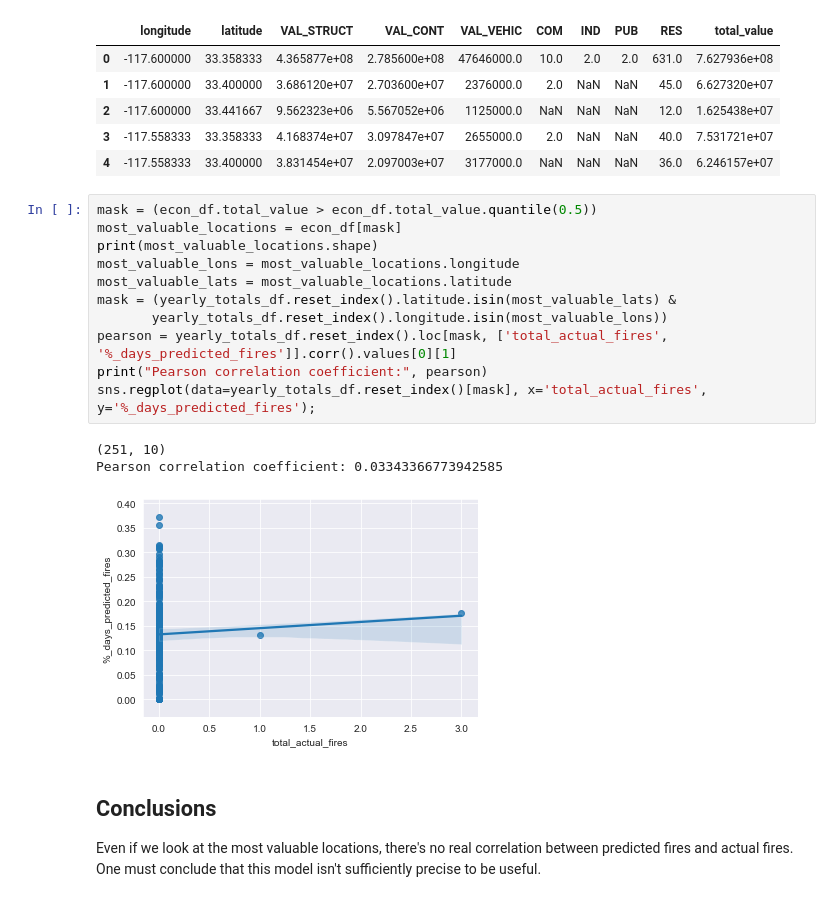
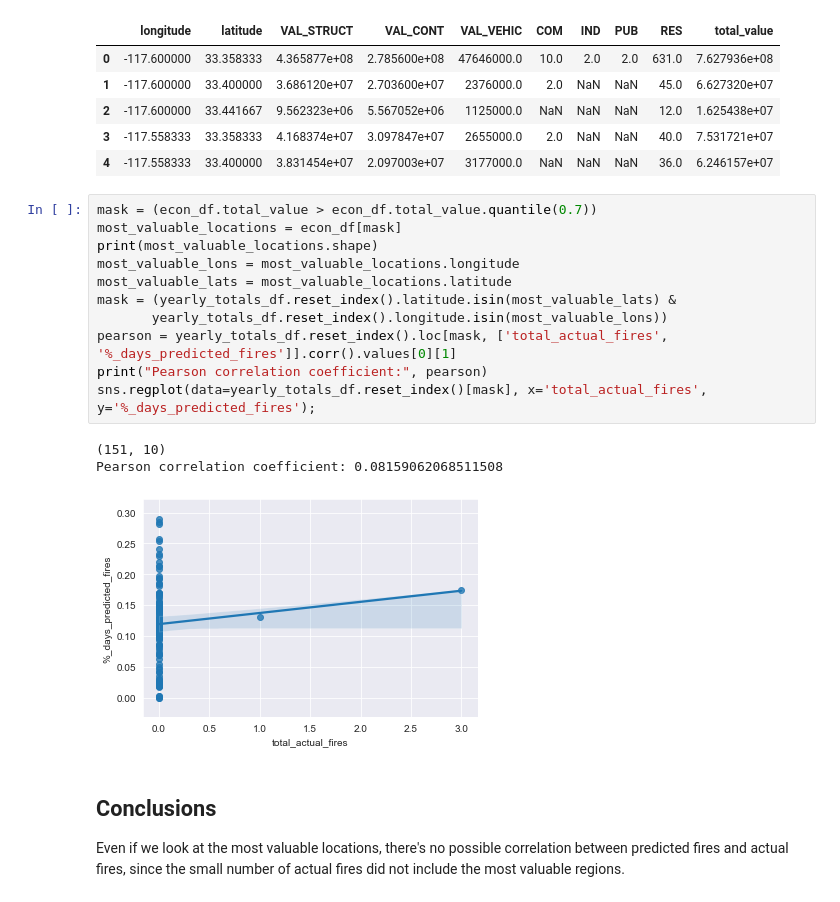
Before and after one commit to MCGallaspy/mas_dse_capstone, a Jupyter notebook: notebooks/fire_prediction_results_analysis/2. Preliminary analysis for 2019 economic data.ipynb, the cells around one changed output. Cells and saved outputs as stored; diff of their text form.

```diff
--- a/notebooks/fire_prediction_results_analysis/2. Preliminary analysis for 2019 economic data.ipynb
+++ b/notebooks/fire_prediction_results_analysis/2. Preliminary analysis for 2019 economic data.ipynb
@@ -165,22 +168,21 @@ econ_df.head()
 | 3 | -117.558333 | 33.358333 | 4.168374e+07 | 3.097847e+07 | 2655000.0 | 2.0 | NaN | NaN | 40.0 | 7.531721e+07 |
 | 4 | -117.558333 | 33.400000 | 3.831454e+07 | 2.097003e+07 | 3177000.0 | NaN | NaN | NaN | 36.0 | 6.246157e+07 |
 # %%
-mask = (econ_df.total_value > econ_df.total_value.quantile(0.5))
+mask = (econ_df.total_value > econ_df.total_value.quantile(0.7))
 most_valuable_locations = econ_df[mask]
 print(most_valuable_locations.shape)
 most_valuable_lons = most_valuable_locations.longitude
 most_valuable_lats = most_valuable_locations.latitude
 mask = (yearly_totals_df.reset_index().latitude.isin(most_valuable_lats) &
        yearly_totals_df.reset_index().longitude.isin(most_valuable_lons))
 pearson = yearly_totals_df.reset_index().loc[mask, ['total_actual_fires', '%_days_predicted_fires']].corr().values[0][1]
 print("Pearson correlation coefficient:", pearson)
 sns.regplot(data=yearly_totals_df.reset_index()[mask], x='total_actual_fires', y='%_days_predicted_fires');
 # %% [output]
-(251, 10)
-Pearson correlation coefficient: 0.03343366773942585
+(151, 10)
+Pearson correlation coefficient: 0.08159062068511508
-[figure, old version]
+[figure, new version]
 # %% [markdown]
 ## Conclusions
 
-Even if we look at the most valuable locations, there's no real correlation between predicted fires and actual fires.
-One must conclude that this model isn't sufficiently precise to be useful.
+Even if we look at the most valuable locations, there's no possible correlation between predicted fires and actual fires, since the small number of actual fires did not include the most valuable regions.
```
Also changed, not shown: parts of 2 cells of this notebook, 3 other files.
